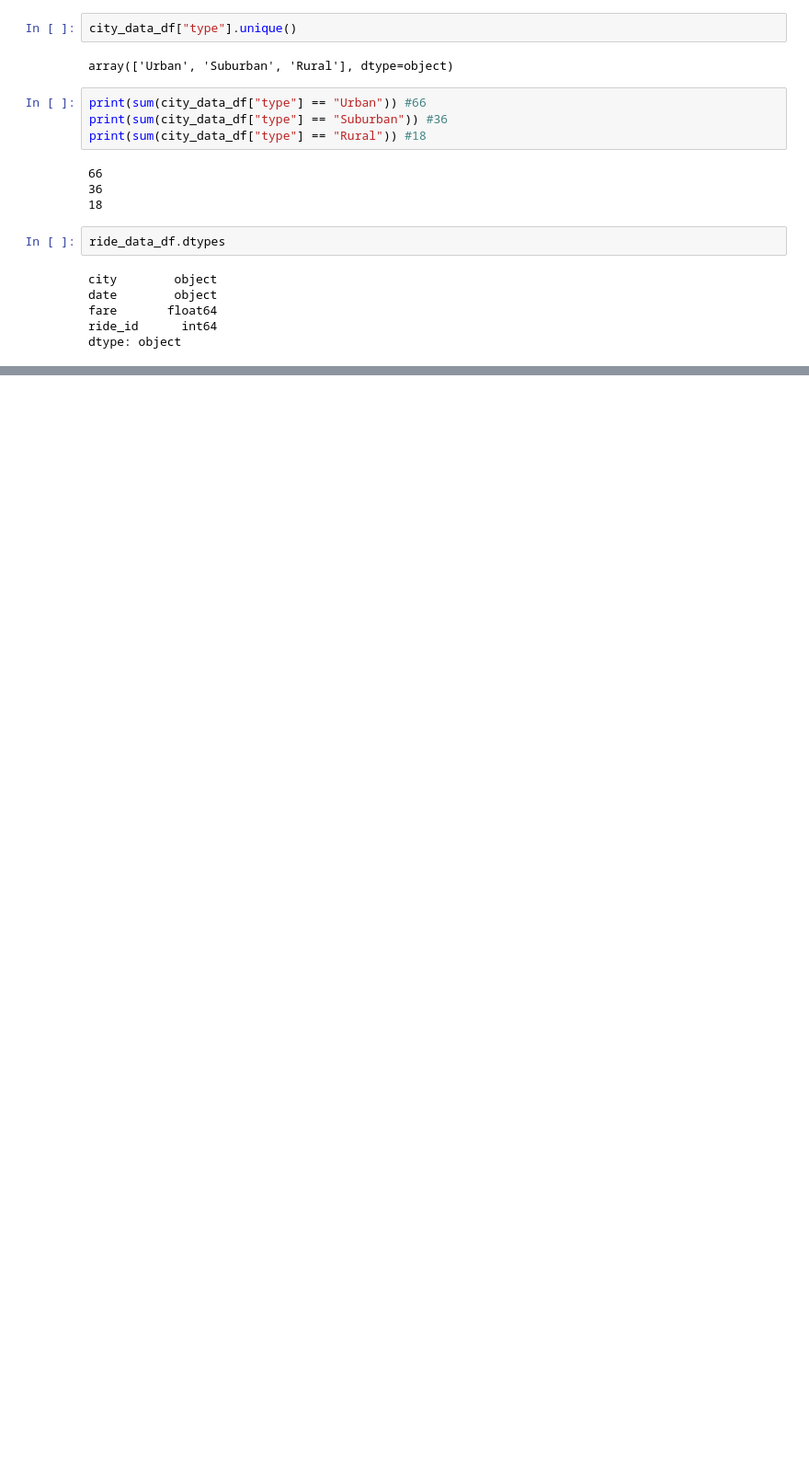
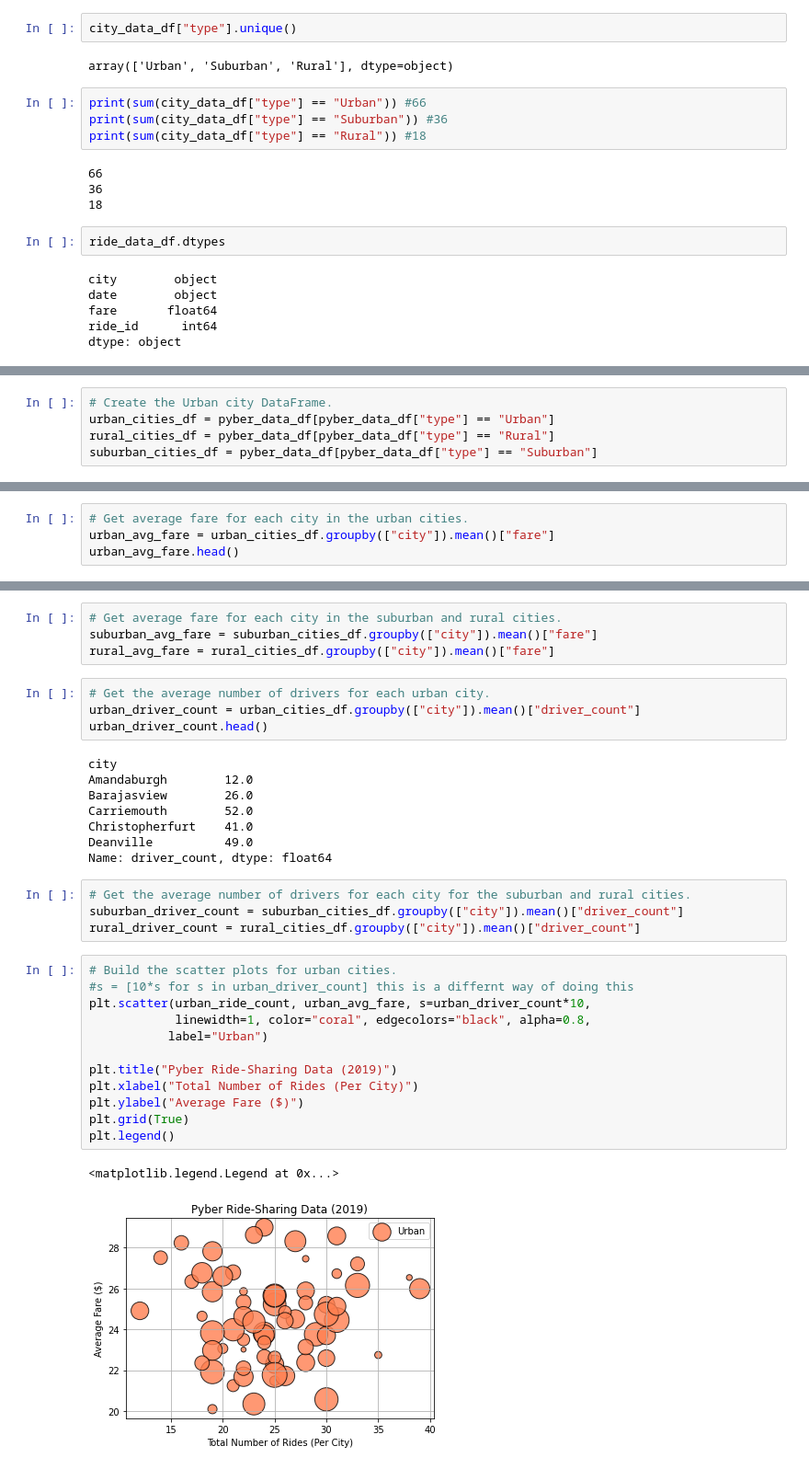
Before and after one commit to jojosaurusrex/PyBer_Analysis, a Jupyter notebook: Pyber_ride_data.ipynb, the cells around one changed output, grey strips where cells are left out. Shown: that part at 92% size. Cells and saved outputs as stored; diff of their text form; blank space fills up the shorter version.

```diff
--- a/Pyber_ride_data.ipynb
+++ b/Pyber_ride_data.ipynb
@@ -99,0 +98,5 @@ pyber_data_df
+# %%
+# Create the Urban city DataFrame.
+urban_cities_df = pyber_data_df[pyber_data_df["type"] == "Urban"]
+rural_cities_df = pyber_data_df[pyber_data_df["type"] == "Rural"]
+suburban_cities_df = pyber_data_df[pyber_data_df["type"] == "Suburban"]
@@ -99,0 +121,4 @@ pyber_data_df
+# %%
+# Get average fare for each city in the urban cities.
+urban_avg_fare = urban_cities_df.groupby(["city"]).mean()["fare"]
+urban_avg_fare.head()
@@ -99,0 +133,35 @@ pyber_data_df
+# %%
+# Get average fare for each city in the suburban and rural cities.
+suburban_avg_fare = suburban_cities_df.groupby(["city"]).mean()["fare"]
+rural_avg_fare = rural_cities_df.groupby(["city"]).mean()["fare"]
+# %%
+# Get the average number of drivers for each urban city.
+urban_driver_count = urban_cities_df.groupby(["city"]).mean()["driver_count"]
+urban_driver_count.head()
+# %% [output]
+city
+Amandaburgh        12.0
+Barajasview        26.0
+Carriemouth        52.0
+Christopherfurt    41.0
+Deanville          49.0
+Name: driver_count, dtype: float64
+# %%
+# Get the average number of drivers for each city for the suburban and rural cities.
+suburban_driver_count = suburban_cities_df.groupby(["city"]).mean()["driver_count"]
+rural_driver_count = rural_cities_df.groupby(["city"]).mean()["driver_count"]
+# %%
+# Build the scatter plots for urban cities.
+#s = [10*s for s in urban_driver_count] this is a differnt way of doing this
+plt.scatter(urban_ride_count, urban_avg_fare, s=urban_driver_count*10,
+            linewidth=1, color="coral", edgecolors="black", alpha=0.8,
+           label="Urban")
+
+plt.title("Pyber Ride-Sharing Data (2019)")
+plt.xlabel("Total Number of Rides (Per City)")
+plt.ylabel("Average Fare ($)")
+plt.grid(True)
+plt.legend()
+# %% [output]
+<matplotlib.legend.Legend at 0x...>
+[figure, added]
```
Also changed, not shown: parts of 7 cells of this notebook, 1 other file.
